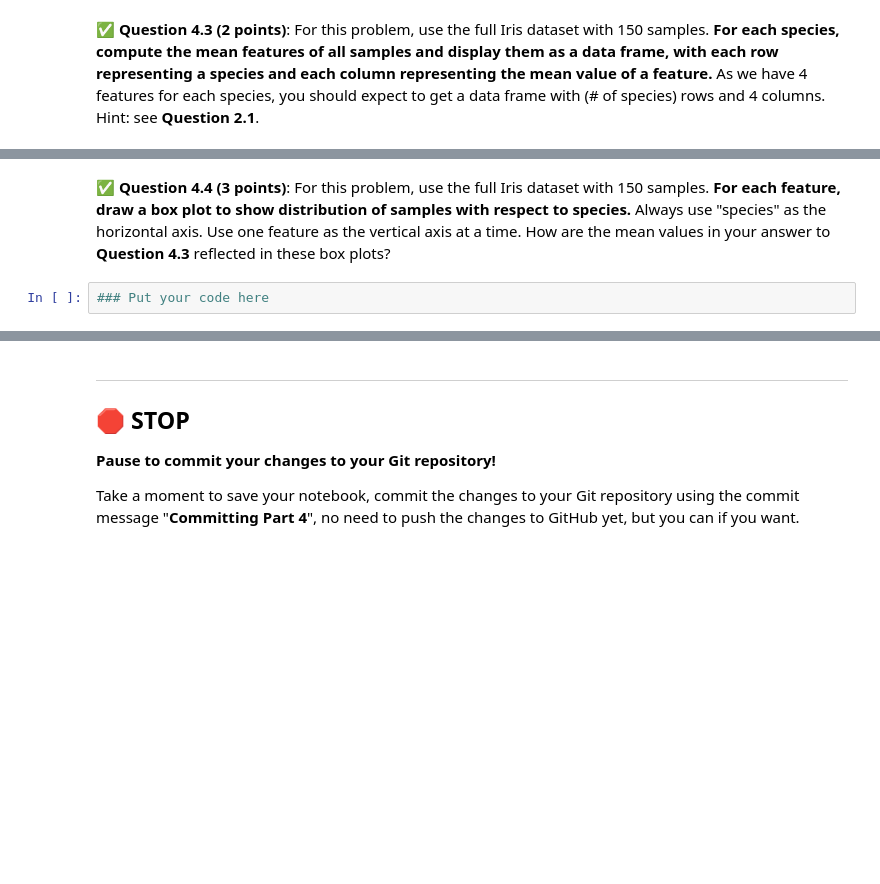
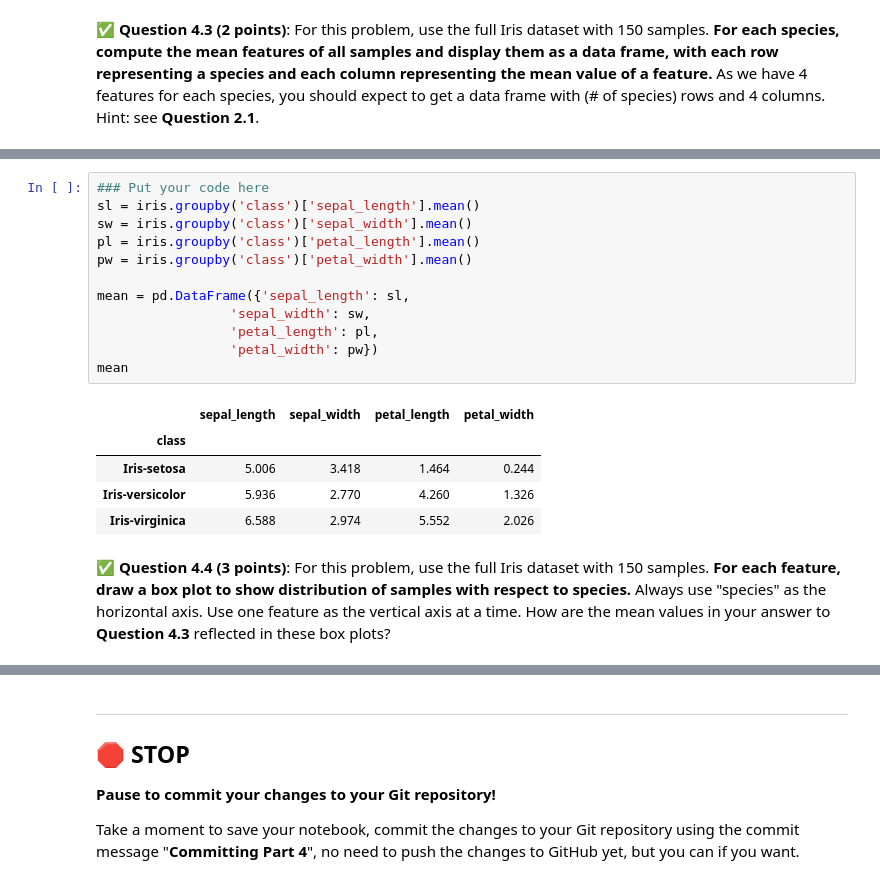
Before and after one commit to ethanfremder/CMSE202-f23-turnin, a Jupyter notebook: hw-01/HW-01_GitPracticeDebuggingPythonPackagesAndClasses-STUDENT.ipynb, the cells around one changed output, grey strips where cells are left out. Cells and saved outputs as stored; diff of their text form; blank space fills up the shorter version.

```diff
--- a/hw-01/HW-01_GitPracticeDebuggingPythonPackagesAndClasses-STUDENT.ipynb
+++ b/hw-01/HW-01_GitPracticeDebuggingPythonPackagesAndClasses-STUDENT.ipynb
@@ -390,4 +410,20 @@ If you do already have it installed, what command did you use to install it?
+# %%
+### Put your code here
+sl = iris.groupby('class')['sepal_length'].mean()
+sw = iris.groupby('class')['sepal_width'].mean()
+pl = iris.groupby('class')['petal_length'].mean()
+pw = iris.groupby('class')['petal_width'].mean()
+
+mean = pd.DataFrame({'sepal_length': sl,
+                 'sepal_width': sw,
+                 'petal_length': pl,
+                 'petal_width': pw})
+mean
+# %% [output]
+|  | sepal_length | sepal_width | petal_length | petal_width |
+| class |  |  |  |  |
+| Iris-setosa | 5.006 | 3.418 | 1.464 | 0.244 |
+| Iris-versicolor | 5.936 | 2.770 | 4.260 | 1.326 |
+| Iris-virginica | 6.588 | 2.974 | 5.552 | 2.026 |
 # %% [markdown]
 &#9989; **Question 4.4 (3 points)**: For this problem, use the full Iris dataset with 150 samples. **For each feature, draw a box plot to show distribution of samples with respect to species.** Always use "species" as the horizontal axis. Use one feature as the vertical axis at a time. How are the mean values in your answer to **Question 4.3** reflected in these box plots?
-# %%
-### Put your code here
```
Also changed, not shown: parts of 9 cells of this notebook.
